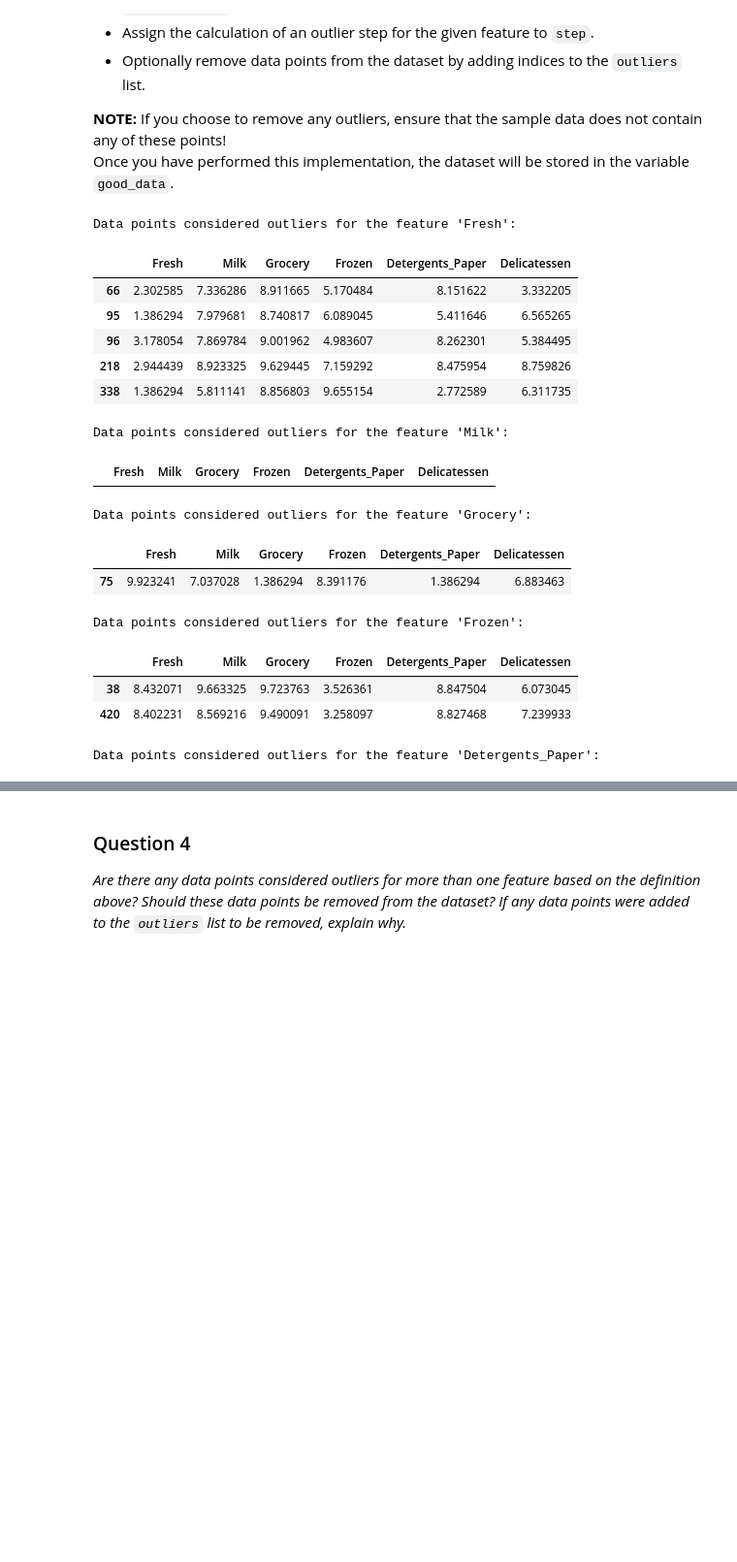
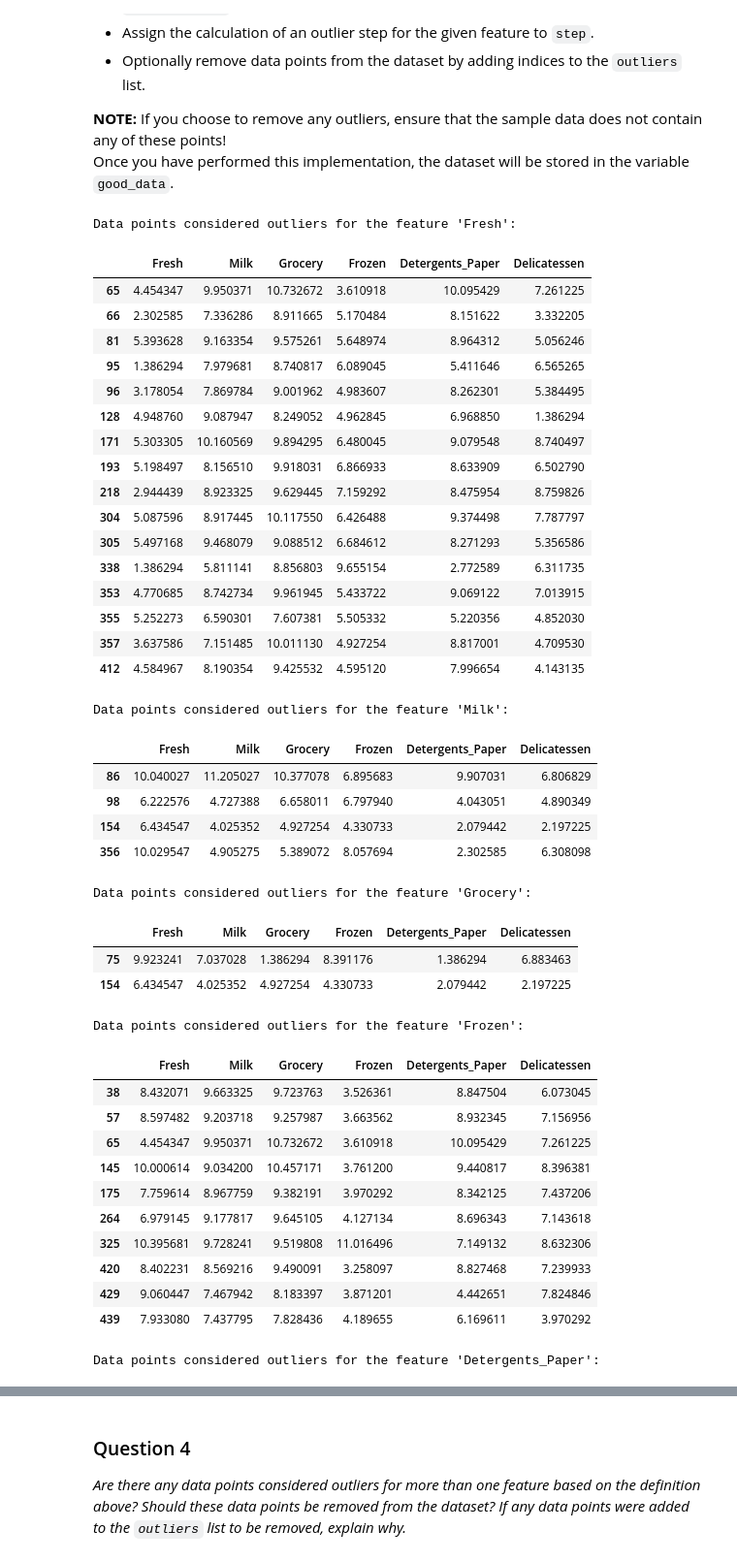
Before and after one commit to rwaithera/customer_segments, a Jupyter notebook: customer_segments/customer_segments.ipynb, the cells around one changed output, grey strips where cells are left out. Shown: that part at 97% size. Saved outputs shown, nothing was run; the diff lists cells and outputs as text; code cells hidden in the pictures; blank space fills up the shorter version.

```diff
--- a/customer_segments/customer_segments.ipynb
+++ b/customer_segments/customer_segments.ipynb
@@ -189,45 +212,82 @@ In the code block below, you will need to implement the following:
 **NOTE:** If you choose to remove any outliers, ensure that the sample data does not contain any of these points!
 Once you have performed this implementation, the dataset will be stored in the variable `good_data`.
 # %%
+#counter object
+from collections import Counter
+cnt = Counter()
+
 # For each feature find the data points with extreme high or low values
 for feature in log_data.keys():
 
     # TODO: Calculate Q1 (25th percentile of the data) for the given feature
-    Q1 = np.percentile(log_data, 25)
+    Q1 = np.percentile(log_data[feature], 25)
 
     # TODO: Calculate Q3 (75th percentile of the data) for the given feature
-    Q3 = np.percentile(log_data, 75)
+    Q3 = np.percentile(log_data[feature], 75)
 
     # TODO: Use the interquartile range to calculate an outlier step (1.5 times the interquartile range)
     step = 1.5 * (Q3-Q1)
 
     # Display the outliers
     print "Data points considered outliers for the feature '{}':".format(feature)
-    display(log_data[~((log_data[feature] >= Q1 - step) & (log_data[feature] <= Q3 + step))])
+    outlier_data = log_data[~((log_data[feature] >= Q1 - step) & (log_data[feature] <= Q3 + step))]
+    display(outlier_data)
+
+    #count the number of times an outlier appears per feature
+    for index, row in outlier_data.iterrows():
+        cnt[index] += 1
+
+
+#print outlier counter
+print cnt
 
 # OPTIONAL: Select the indices for data points you wish to remove
 # considered outliers in more than one feature
-outliers  = [66, 75, 142, 154, 289, 338]
+outliers  = [154, 128, 65, 66, 75]
 
 # Remove the outliers, if any were specified
 good_data = log_data.drop(log_data.index[outliers]).reset_index(drop = True)
 # %% [output]
 Data points considered outliers for the feature 'Fresh':
 |  | Fresh | Milk | Grocery | Frozen | Detergents_Paper | Delicatessen |
+| 65 | 4.454347 | 9.950371 | 10.732672 | 3.610918 | 10.095429 | 7.261225 |
 | 66 | 2.302585 | 7.336286 | 8.911665 | 5.170484 | 8.151622 | 3.332205 |
+| 81 | 5.393628 | 9.163354 | 9.575261 | 5.648974 | 8.964312 | 5.056246 |
 | 95 | 1.386294 | 7.979681 | 8.740817 | 6.089045 | 5.411646 | 6.565265 |
 | 96 | 3.178054 | 7.869784 | 9.001962 | 4.983607 | 8.262301 | 5.384495 |
+| 128 | 4.948760 | 9.087947 | 8.249052 | 4.962845 | 6.968850 | 1.386294 |
+| 171 | 5.303305 | 10.160569 | 9.894295 | 6.480045 | 9.079548 | 8.740497 |
+| 193 | 5.198497 | 8.156510 | 9.918031 | 6.866933 | 8.633909 | 6.502790 |
 | 218 | 2.944439 | 8.923325 | 9.629445 | 7.159292 | 8.475954 | 8.759826 |
+| 304 | 5.087596 | 8.917445 | 10.117550 | 6.426488 | 9.374498 | 7.787797 |
+| 305 | 5.497168 | 9.468079 | 9.088512 | 6.684612 | 8.271293 | 5.356586 |
 | 338 | 1.386294 | 5.811141 | 8.856803 | 9.655154 | 2.772589 | 6.311735 |
+| 353 | 4.770685 | 8.742734 | 9.961945 | 5.433722 | 9.069122 | 7.013915 |
+| 355 | 5.252273 | 6.590301 | 7.607381 | 5.505332 | 5.220356 | 4.852030 |
+| 357 | 3.637586 | 7.151485 | 10.011130 | 4.927254 | 8.817001 | 4.709530 |
+| 412 | 4.584967 | 8.190354 | 9.425532 | 4.595120 | 7.996654 | 4.143135 |
 Data points considered outliers for the feature 'Milk':
 |  | Fresh | Milk | Grocery | Frozen | Detergents_Paper | Delicatessen |
+| 86 | 10.040027 | 11.205027 | 10.377078 | 6.895683 | 9.907031 | 6.806829 |
+| 98 | 6.222576 | 4.727388 | 6.658011 | 6.797940 | 4.043051 | 4.890349 |
+| 154 | 6.434547 | 4.025352 | 4.927254 | 4.330733 | 2.079442 | 2.197225 |
+| 356 | 10.029547 | 4.905275 | 5.389072 | 8.057694 | 2.302585 | 6.308098 |
 Data points considered outliers for the feature 'Grocery':
 |  | Fresh | Milk | Grocery | Frozen | Detergents_Paper | Delicatessen |
 | 75 | 9.923241 | 7.037028 | 1.386294 | 8.391176 | 1.386294 | 6.883463 |
+| 154 | 6.434547 | 4.025352 | 4.927254 | 4.330733 | 2.079442 | 2.197225 |
 Data points considered outliers for the feature 'Frozen':
 |  | Fresh | Milk | Grocery | Frozen | Detergents_Paper | Delicatessen |
 | 38 | 8.432071 | 9.663325 | 9.723763 | 3.526361 | 8.847504 | 6.073045 |
+| 57 | 8.597482 | 9.203718 | 9.257987 | 3.663562 | 8.932345 | 7.156956 |
+| 65 | 4.454347 | 9.950371 | 10.732672 | 3.610918 | 10.095429 | 7.261225 |
+| 145 | 10.000614 | 9.034200 | 10.457171 | 3.761200 | 9.440817 | 8.396381 |
+| 175 | 7.759614 | 8.967759 | 9.382191 | 3.970292 | 8.342125 | 7.437206 |
+| 264 | 6.979145 | 9.177817 | 9.645105 | 4.127134 | 8.696343 | 7.143618 |
+| 325 | 10.395681 | 9.728241 | 9.519808 | 11.016496 | 7.149132 | 8.632306 |
 | 420 | 8.402231 | 8.569216 | 9.490091 | 3.258097 | 8.827468 | 7.239933 |
+| 429 | 9.060447 | 7.467942 | 8.183397 | 3.871201 | 4.442651 | 7.824846 |
+| 439 | 7.933080 | 7.437795 | 7.828436 | 4.189655 | 6.169611 | 3.970292 |
 Data points considered outliers for the feature 'Detergents_Paper':
 |  | Fresh | Milk | Grocery | Frozen | Detergents_Paper | Delicatessen |
 | 75 | 9.923241 | 7.037028 | 1.386294 | 8.391176 | 1.386294 | 6.883463 |
```
Also changed, not shown: parts of 19 cells of this notebook, 1 other file.
